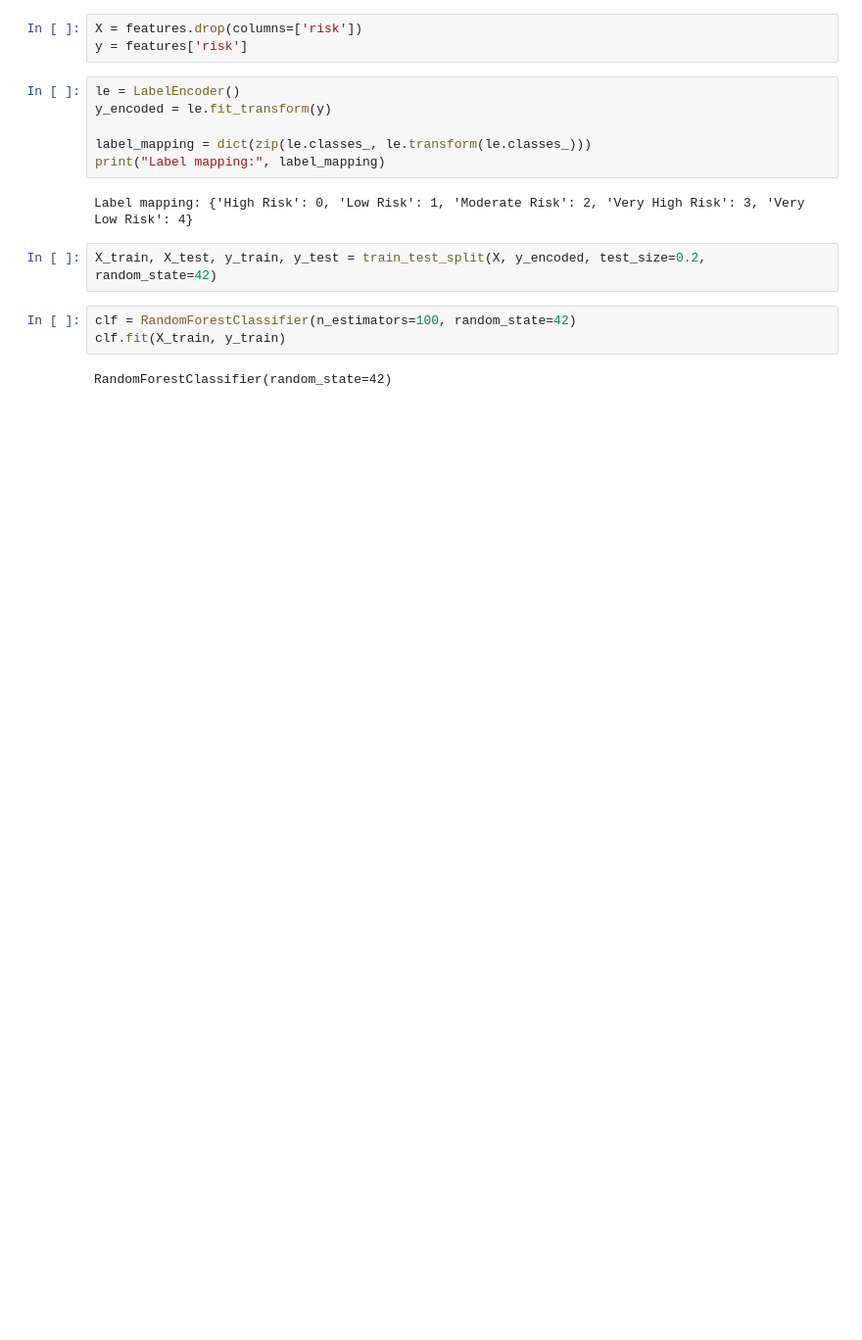
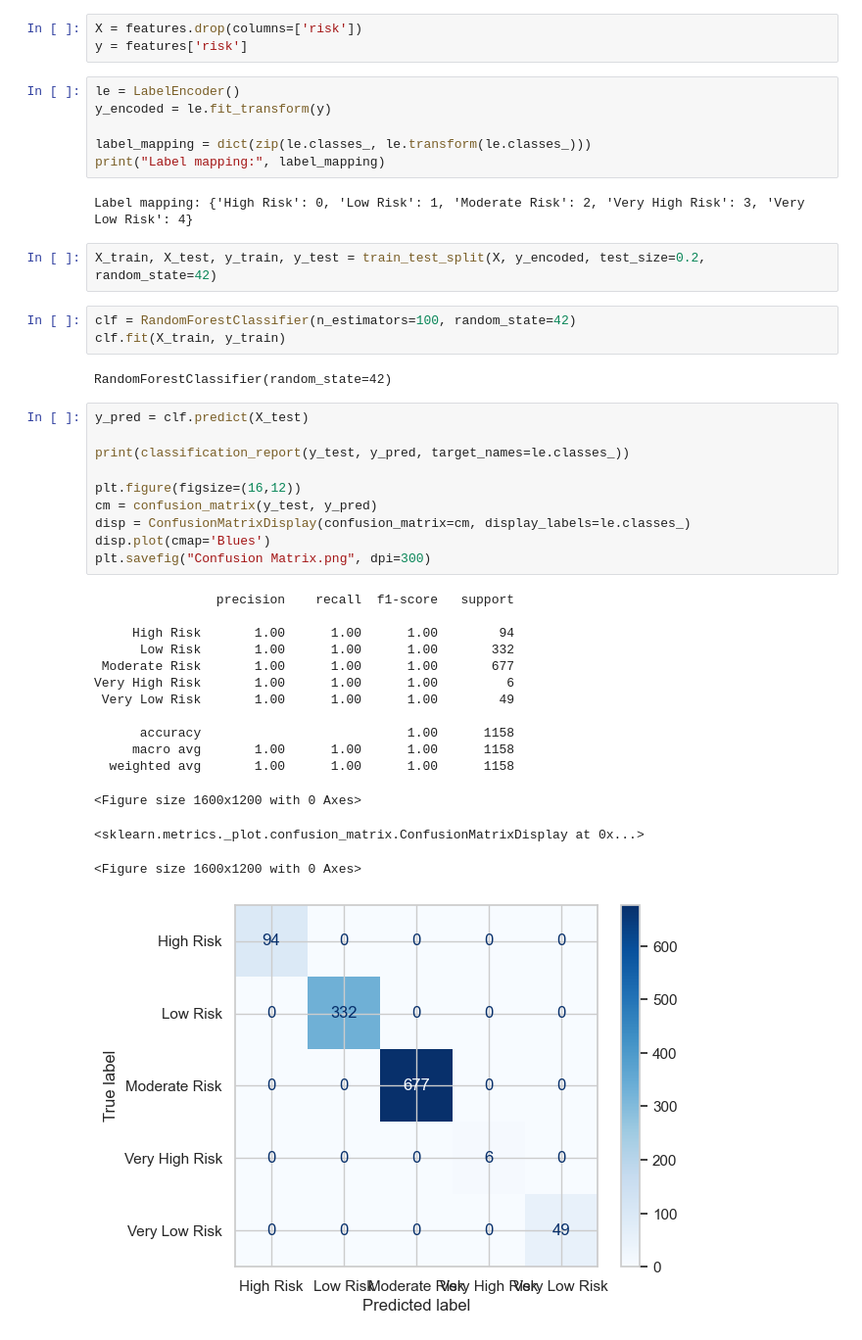
Before and after one commit to KeneanDita/GradeCast, a Jupyter notebook: GradeCast.ipynb, the cells around one changed output. Shown at 98% size. Cells and saved outputs as stored; diff of their text form; blank space fills up the shorter version.

```diff
--- a/GradeCast.ipynb
+++ b/GradeCast.ipynb
@@ -300,3 +299,29 @@ clf = RandomForestClassifier(n_estimators=100, random_state=42)
 clf.fit(X_train, y_train)
 # %% [output]
 RandomForestClassifier(random_state=42)
+# %%
+y_pred = clf.predict(X_test)
+
+print(classification_report(y_test, y_pred, target_names=le.classes_))
+
+plt.figure(figsize=(16,12))
+cm = confusion_matrix(y_test, y_pred)
+disp = ConfusionMatrixDisplay(confusion_matrix=cm, display_labels=le.classes_)
+disp.plot(cmap='Blues')
+plt.savefig("Confusion Matrix.png", dpi=300)
+# %% [output]
+                precision    recall  f1-score   support
+
+     High Risk       1.00      1.00      1.00        94
+      Low Risk       1.00      1.00      1.00       332
+ Moderate Risk       1.00      1.00      1.00       677
+Very High Risk       1.00      1.00      1.00         6
+ Very Low Risk       1.00      1.00      1.00        49
+
+      accuracy                           1.00      1158
+     macro avg       1.00      1.00      1.00      1158
+  weighted avg       1.00      1.00      1.00      1158
+<Figure size 1600x1200 with 0 Axes>
+<sklearn.metrics._plot.confusion_matrix.ConfusionMatrixDisplay at 0x...>
+<Figure size 1600x1200 with 0 Axes>
+[figure, added]
```
Also changed, not shown: parts of 1 cell of this notebook.
